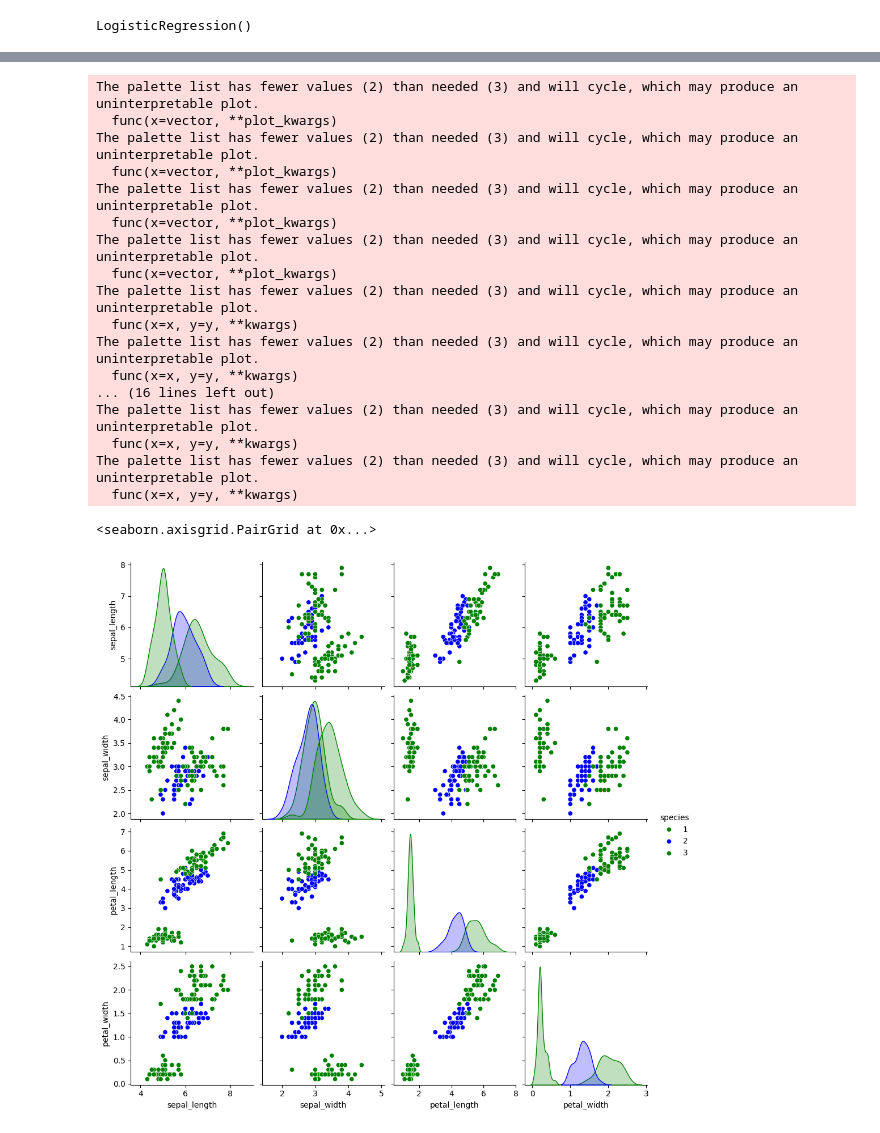
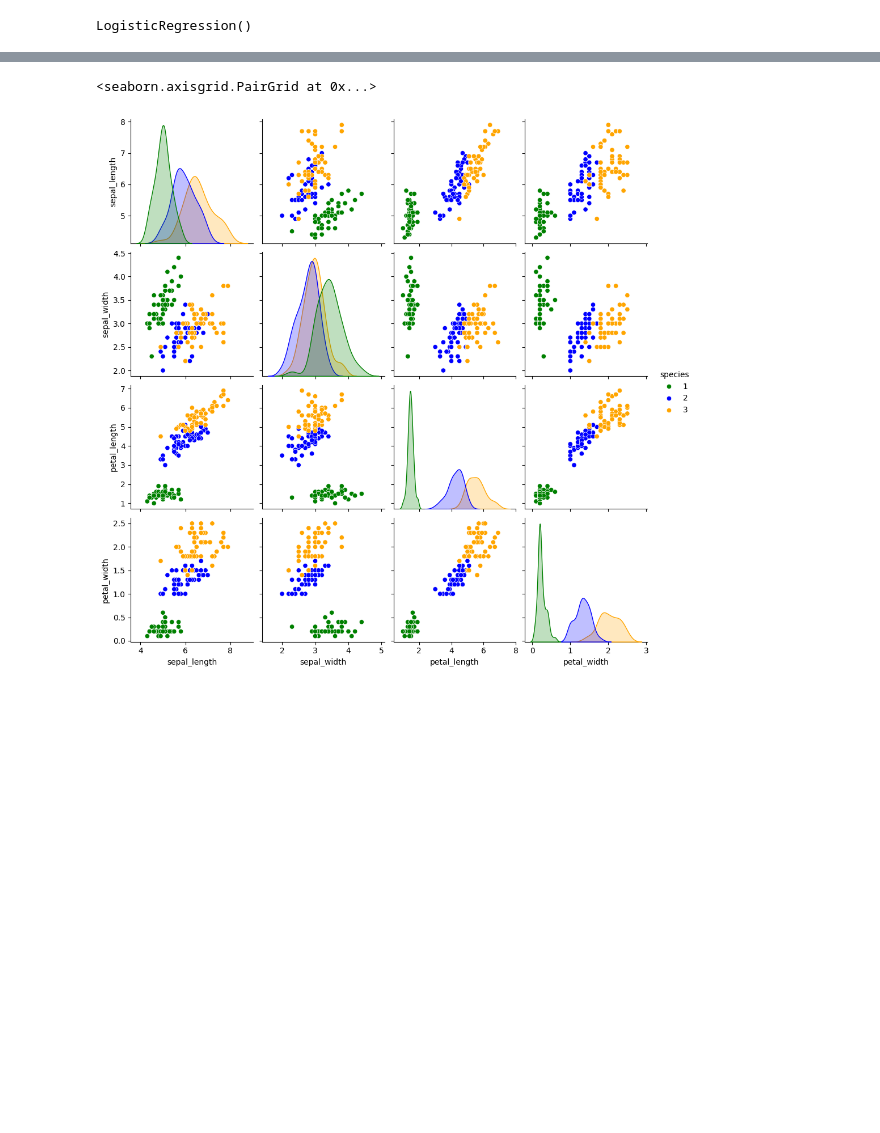
Before and after one commit to rahulgoraksha/python-revision-experiments, a Jupyter notebook: 3.machine_learning/11_LogisticRegMul_sup.ipynb, the cells around one changed output, grey strips where cells are left out. Drawn from its saved outputs; the diff is of its cells as text; code cells hidden in the pictures; blank space fills up the shorter version.

```diff
--- a/3.machine_learning/11_LogisticRegMul_sup.ipynb
+++ b/3.machine_learning/11_LogisticRegMul_sup.ipynb
@@ -126,24 +126,7 @@ lr.score(X_test,y_test) # score of the model
 # %%
 # plot the visua;isation based on data
 
-sns.pairplot(df[['sepal_length', 'sepal_width', 'petal_length', 'petal_width','species' ]], hue='species', palette=['green', 'blue'])
+sns.pairplot(df[['sepal_length', 'sepal_width', 'petal_length', 'petal_width','species' ]], hue='species', palette=['green', 'blue', 'orange'])
 # %% [output]
-The palette list has fewer values (2) than needed (3) and will cycle, which may produce an uninterpretable plot.
-  func(x=vector, **plot_kwargs)
-The palette list has fewer values (2) than needed (3) and will cycle, which may produce an uninterpretable plot.
-  func(x=vector, **plot_kwargs)
-The palette list has fewer values (2) than needed (3) and will cycle, which may produce an uninterpretable plot.
-  func(x=vector, **plot_kwargs)
-The palette list has fewer values (2) than needed (3) and will cycle, which may produce an uninterpretable plot.
-  func(x=vector, **plot_kwargs)
-The palette list has fewer values (2) than needed (3) and will cycle, which may produce an uninterpretable plot.
-  func(x=x, y=y, **kwargs)
-The palette list has fewer values (2) than needed (3) and will cycle, which may produce an uninterpretable plot.
-  func(x=x, y=y, **kwargs)
-... (16 lines left out)
-The palette list has fewer values (2) than needed (3) and will cycle, which may produce an uninterpretable plot.
-  func(x=x, y=y, **kwargs)
-The palette list has fewer values (2) than needed (3) and will cycle, which may produce an uninterpretable plot.
-  func(x=x, y=y, **kwargs)
+<seaborn.axisgrid.PairGrid at 0x...>
-<seaborn.axisgrid.PairGrid at 0x...>
-[figure, old version]
+[figure, new version]
```
Also changed, not shown: parts of 3 cells of this notebook, 3 other files.
